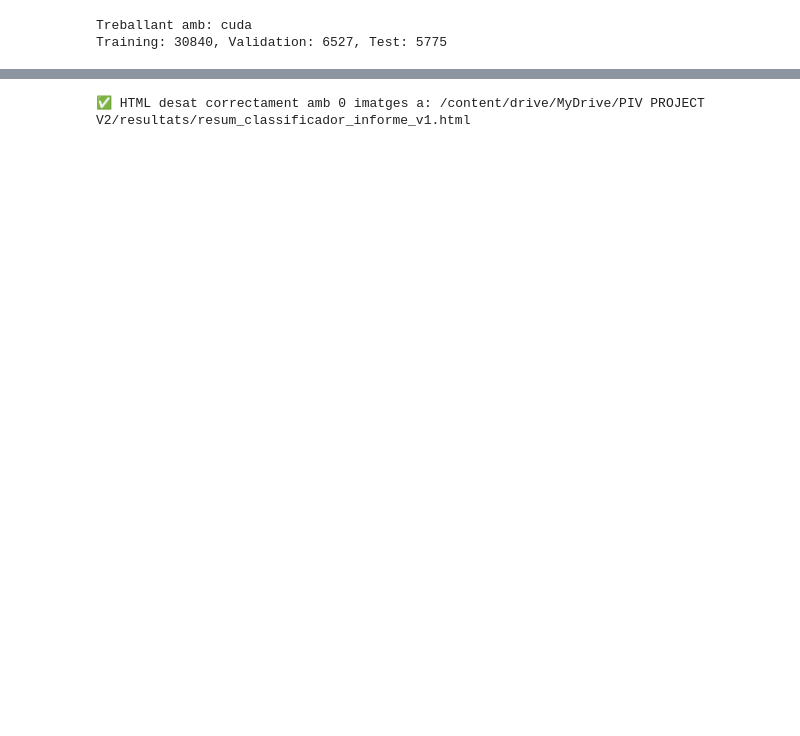
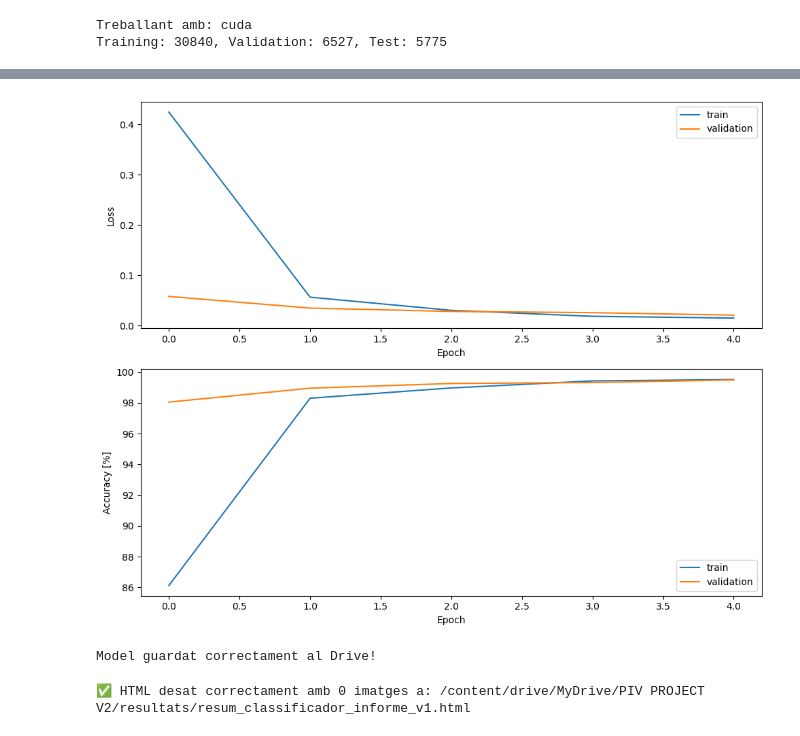
Before and after one commit to victor836768/piv_chess, a Jupyter notebook: notebooks/etapa2.ipynb, the cells around one changed output, grey strips where cells are left out. Saved outputs shown, nothing was run; the diff lists cells and outputs as text; code cells hidden in the pictures; blank space fills up the shorter version.

```diff
--- a/notebooks/etapa2.ipynb
+++ b/notebooks/etapa2.ipynb
@@ -204,8 +204,6 @@ import torch.nn as nn
 import copy
 import time
 import random
-import torch
-import torch.nn as nn
 import numpy as np
 import matplotlib.pyplot as plt
 from torchvision import datasets, transforms
@@ -222,7 +220,7 @@ print("Treballant amb:", device)
 
 hparams = {
     'batch_size': 64,
-    'num_epochs': 20,
+    'num_epochs': 5,
     'test_batch_size': 64,
     'num_classes': 12,
     'img_size': 96,
@@ -258,17 +256,17 @@ class ChessPiecesDataset(Dataset):
 
         return img, label
 
-      # Filtrem el DataFrame per la columna 'split'
-train_df = df[df['split'] == 'train']
-val_df   = df[df['split'] == 'val']
-test_df  = df[df['split'] == 'test']
+      # Filtrem per la columna split
+train_df = df_retalls[df_retalls['split'] == 'train'].reset_index(drop=True)
+val_df   = df_retalls[df_retalls['split'] == 'val']
+test_df  = df_retalls[df_retalls['split'] == 'test']
 
-# Passem cada tros de taula a la classe ChessPiecesDataset
+# classe ChessPiecesDataset
 chess_trainset = ChessPiecesDataset(train_df, retalls_dir, transform=image_transform)
 chess_valset   = ChessPiecesDataset(val_df,   retalls_dir, transform=image_transform)
 chess_testset  = ChessPiecesDataset(test_df,  retalls_dir, transform=image_transform)
 
-# 6. Creem els DataLoaders (igual que a P3)
+# DataLoaders
 train_loader = DataLoader(chess_trainset, batch_size=hparams['batch_size'], shuffle=True, drop_last=False)
 val_loader   = DataLoader(chess_valset,   batch_size=hparams['test_batch_size'], shuffle=False, drop_last=False)
 test_loader  = DataLoader(chess_testset,  batch_size=hparams['test_batch_size'], shuffle=False, drop_last=False)
@@ -279,0 +386,53 @@ Training: 30840, Validation: 6527, Test: 5775
+# %%
+import os
+
+network = ChessCNN(num_classes=hparams['num_classes']).to(device)
+print(f"Paràmetres totals de la CNN: {get_nn_nparams(network)}")
+
+optimizer = torch.optim.Adam(network.parameters(), lr=hparams['learning_rate_cnn'])
+criterion = nn.CrossEntropyLoss()
+
+train_losses_cnn, val_losses_cnn = [], []
+train_accs_cnn, val_accs_cnn = [], []
+
+
+for epoch in range(hparams['num_epochs']):
+    train_loss, train_acc = train_epoch_cnn(train_loader, network, optimizer, criterion, hparams['log_interval'])
+    val_loss, val_acc = evaluate(val_loader, network, criterion)
+
+    train_losses_cnn.append(train_loss)
+    train_accs_cnn.append(train_acc)
+    val_losses_cnn.append(val_loss)
+    val_accs_cnn.append(val_acc)
+
+    print(f"Epoch {epoch + 1}/{hparams['num_epochs']}: "
+          f"train loss {train_loss:.4f} (acc {train_acc:.2f}%) | "
+          f"val loss {val_loss:.4f} (acc {val_acc:.2f}%)")
+
+
+final_cnn = copy.deepcopy(network)
+
+
+plt.figure(figsize=(10, 8))
+plt.subplot(2, 1, 1)
+plt.xlabel('Epoch')
+plt.ylabel('Loss')
+plt.plot(train_losses_cnn, label='train')
+plt.plot(val_losses_cnn, label='validation')
+plt.legend()
+
+plt.subplot(2, 1, 2)
+plt.xlabel('Epoch')
+plt.ylabel('Accuracy [%]')
+plt.plot(train_accs_cnn, label='train')
+plt.plot(val_accs_cnn, label='validation')
+plt.legend()
+plt.tight_layout()
+plt.show()
+
+
+models_dir = '/content/drive/MyDrive/Projecte_Escacs/models'
+os.makedirs(models_dir, exist_ok=True)
+torch.save(final_cnn.state_dict(), f'{models_dir}/cnn_baseline_v1.pt')
+print("Model guardat correctament al Drive!")
+# %% [output]
@@ -280,3 +456,5 @@ Training: 30840, Validation: 6527, Test: 5775
+[figure, added]
+Model guardat correctament al Drive!
 # %%
 with open(html_out_path, "w", encoding="utf-8") as f:
   f.write(
```
Also changed, not shown: parts of 5 cells of this notebook.
